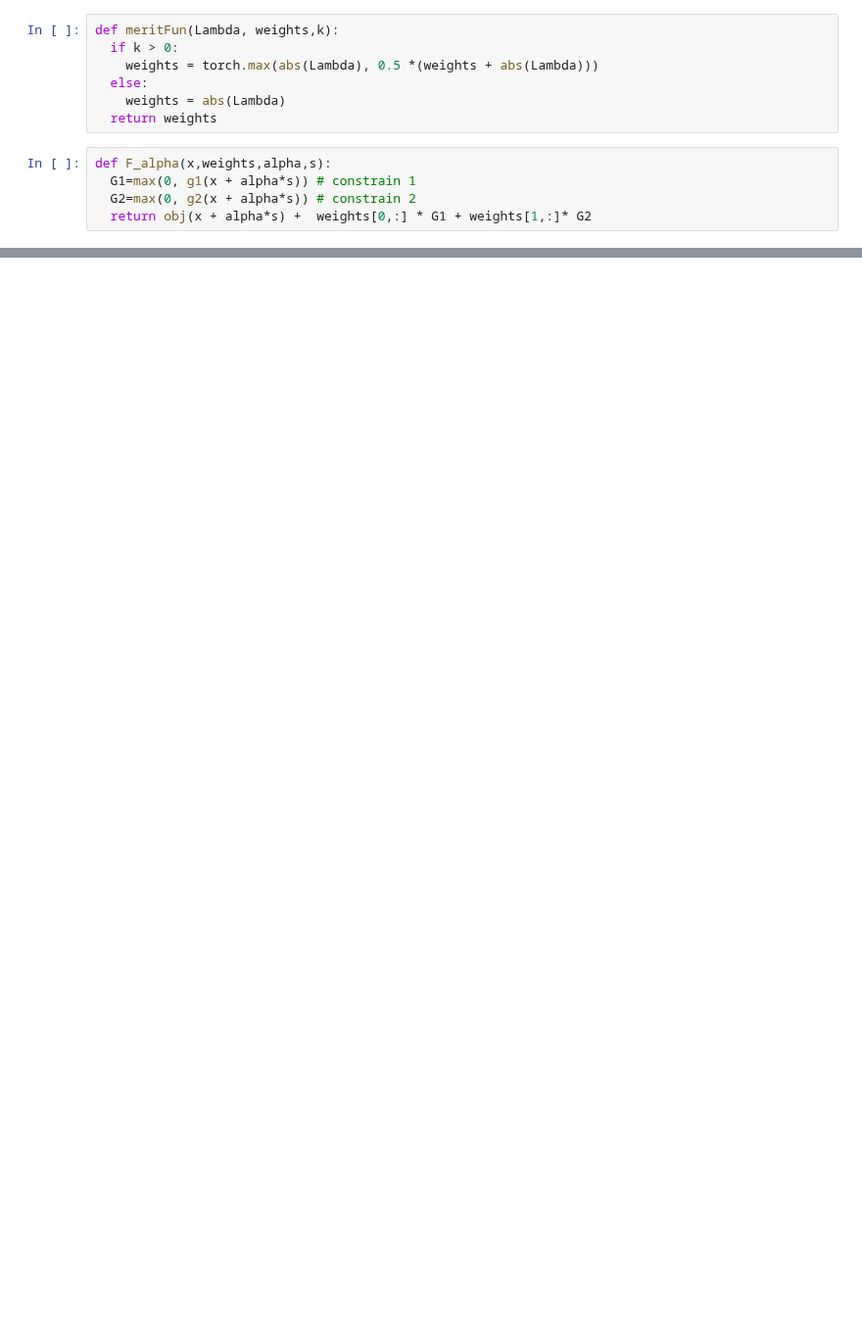
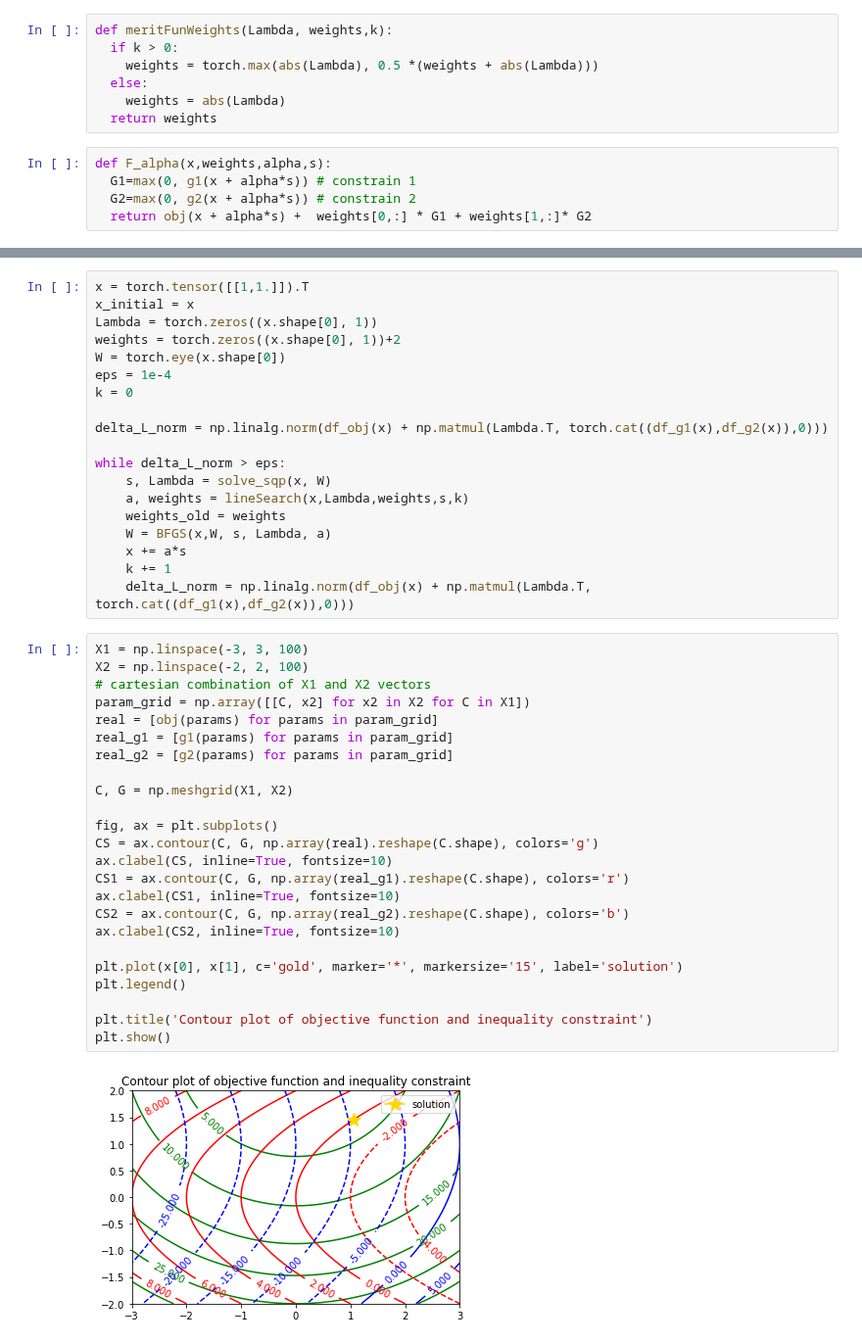
Before and after one commit to siddahant/DESOPT, a Jupyter notebook: SQP.ipynb, the cells around one changed output, grey strips where cells are left out. Shown at 98% size. Saved outputs shown, nothing was run; the diff lists cells and outputs as text; blank space fills up the shorter version.

```diff
--- a/SQP.ipynb
+++ b/SQP.ipynb
@@ -15,5 +13,5 @@ s = torch.tensor([[1,1.]]).T
 # %%
-def meritFun(Lambda, weights,k):
+def meritFunWeights(Lambda, weights,k):
   if k > 0:
     weights = torch.max(abs(Lambda), 0.5 *(weights + abs(Lambda)))
   else:
@@ -66,0 +113,45 @@ alpha = 1
+# %%
+x = torch.tensor([[1,1.]]).T
+x_initial = x
+Lambda = torch.zeros((x.shape[0], 1))
+weights = torch.zeros((x.shape[0], 1))+2
+W = torch.eye(x.shape[0])
+eps = 1e-4
+k = 0
+
+delta_L_norm = np.linalg.norm(df_obj(x) + np.matmul(Lambda.T, torch.cat((df_g1(x),df_g2(x)),0)))
+
+while delta_L_norm > eps:
+    s, Lambda = solve_sqp(x, W)
+    a, weights = lineSearch(x,Lambda,weights,s,k)
+    weights_old = weights
+    W = BFGS(x,W, s, Lambda, a)
+    x += a*s
+    k += 1
+    delta_L_norm = np.linalg.norm(df_obj(x) + np.matmul(Lambda.T, torch.cat((df_g1(x),df_g2(x)),0)))
+# %%
+X1 = np.linspace(-3, 3, 100)
+X2 = np.linspace(-2, 2, 100)
+# cartesian combination of X1 and X2 vectors
+param_grid = np.array([[C, x2] for x2 in X2 for C in X1])
+real = [obj(params) for params in param_grid]
+real_g1 = [g1(params) for params in param_grid]
+real_g2 = [g2(params) for params in param_grid]
+
+C, G = np.meshgrid(X1, X2)
+
+fig, ax = plt.subplots()
+CS = ax.contour(C, G, np.array(real).reshape(C.shape), colors='g')
+ax.clabel(CS, inline=True, fontsize=10)
+CS1 = ax.contour(C, G, np.array(real_g1).reshape(C.shape), colors='r')
+ax.clabel(CS1, inline=True, fontsize=10)
+CS2 = ax.contour(C, G, np.array(real_g2).reshape(C.shape), colors='b')
+ax.clabel(CS2, inline=True, fontsize=10)
+
+plt.plot(x[0], x[1], c='gold', marker='*', markersize='15', label='solution')
+plt.legend()
+
+plt.title('Contour plot of objective function and inequality constraint')
+plt.show()
+# %% [output]
+[figure, added]
```
Also changed, not shown: parts of 9 cells of this notebook.
